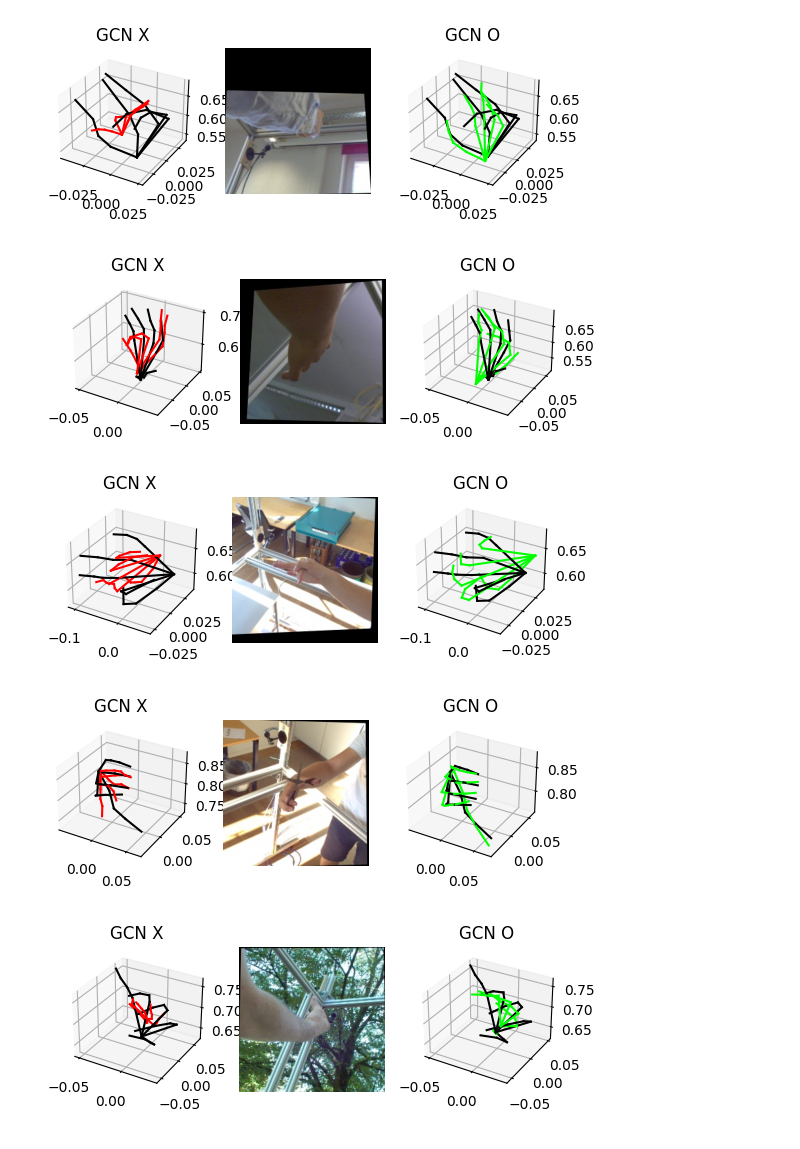
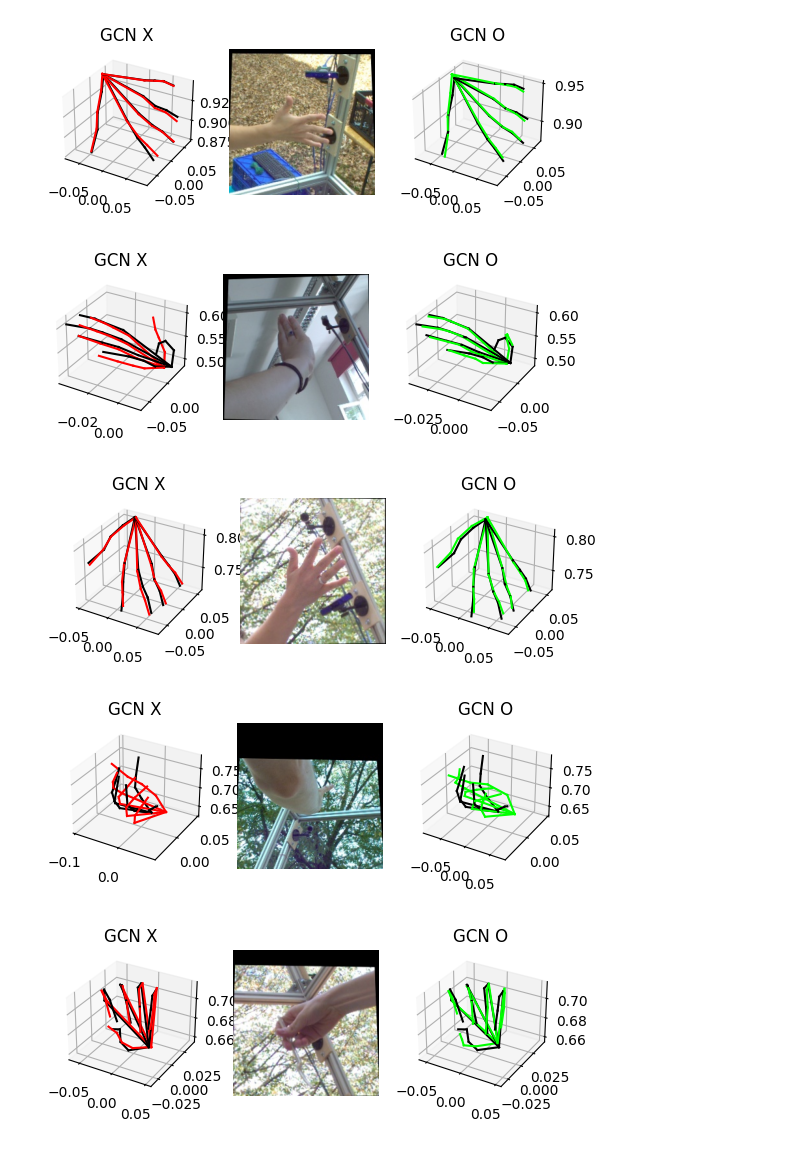
Before and after one commit to leejeongho3214/Synthetic-Hand-Dataset-Including-a-Forearm, a Jupyter notebook: src/tools/3d_visualize.ipynb, the cells around one changed output. Cells and saved outputs as stored; diff of their text form; code cells hidden in the pictures.

Commit message:
3d visualize compared to GCN with and without

```diff
--- a/src/tools/3d_visualize.ipynb
+++ b/src/tools/3d_visualize.ipynb
@@ -45,39 +45,39 @@ import matplotlib.pyplot as plt
 import numpy as np
 import cv2
 
-error = [1092, 2919, 2380, 2196, 2263, 3003, 3454, 3354, 2179, 1592]
+# error = [1092, 2919, 2380, 2196, 2263, 3003, 3454, 3354, 2179, 1592]
 
-for idx in error:
+for idx in range(10):
     gt = gt_list[idx]
     pred1 = model1[idx]
     pred2 = model2[idx]
 
     pred1, pred2 = align_w_scale(gt, pred1), align_w_scale(gt, pred2)
     fig = plt.figure(dpi= 100)
     ax1 = fig.add_subplot(131, projection ='3d')
     ax2 = fig.add_subplot(132)
     ax3 = fig.add_subplot(133, projection = '3d')
     parents = [-1, 0, 1, 2, 3, 0, 5, 6, 7, 0, 9, 10, 11, 0, 13, 14, 15, 0, 17, 18, 19]
 
     for num in range(1, 21):
 
         # ax1.scatter(joint_3d[num][0], joint_3d[num][1], joint_3d[num][2], c = 'blue')
         ax1.plot([gt[num][0], gt[parents[num]][0]], [gt[num][1], gt[parents[num]][1]], [gt[num][2], gt[parents[num]][2]], c = np.array((0, 0, 0))/255.)
         ax1.plot([pred1[num][0], pred1[parents[num]][0]], [pred1[num][1], pred1[parents[num]][1]], [pred1[num][2], pred1[parents[num]][2]], c = np.array((255, 0, 0))/255.)
 
         ax3.plot([gt[num][0], gt[parents[num]][0]], [gt[num][1], gt[parents[num]][1]], [gt[num][2], gt[parents[num]][2]], c = np.array((0, 0, 0))/255.)
         ax3.plot([pred2[num][0], pred2[parents[num]][0]], [pred2[num][1], pred2[parents[num]][1]], [pred2[num][2], pred2[parents[num]][2]], c = np.array((0, 255, 0))/255.)
 
     img = cv2.imread(f'../../datasets/frei_test/evaluation/rgb/{str(idx).zfill(8)}.jpg')
     img = cv2.cvtColor(img, cv2.COLOR_BGR2RGBA)
     ax2.imshow(img)
     ax2.set_axis_off()
     ax1.set_title("GCN X")
     ax3.set_title("GCN O")
     plt.show()
 # %% [output]
-[figure, old version]
+[figure, new version]
-[figure, old version]
+[figure, new version]
-[figure, old version]
+[figure, new version]
-[figure, old version]
+[figure, new version]
-[figure, old version]
+[figure, new version]
```
Also changed, not shown: parts of 1 cell of this notebook.
